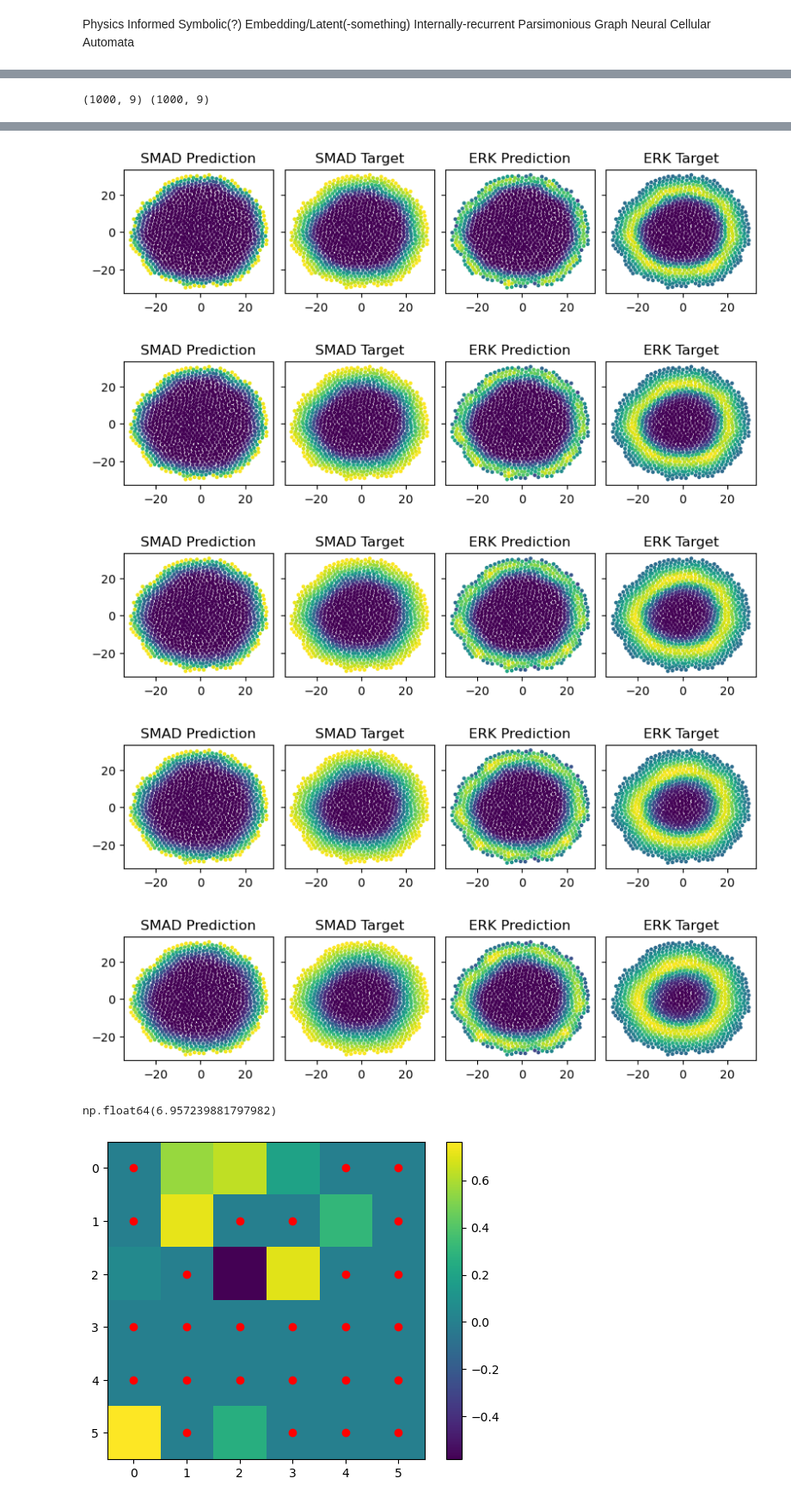
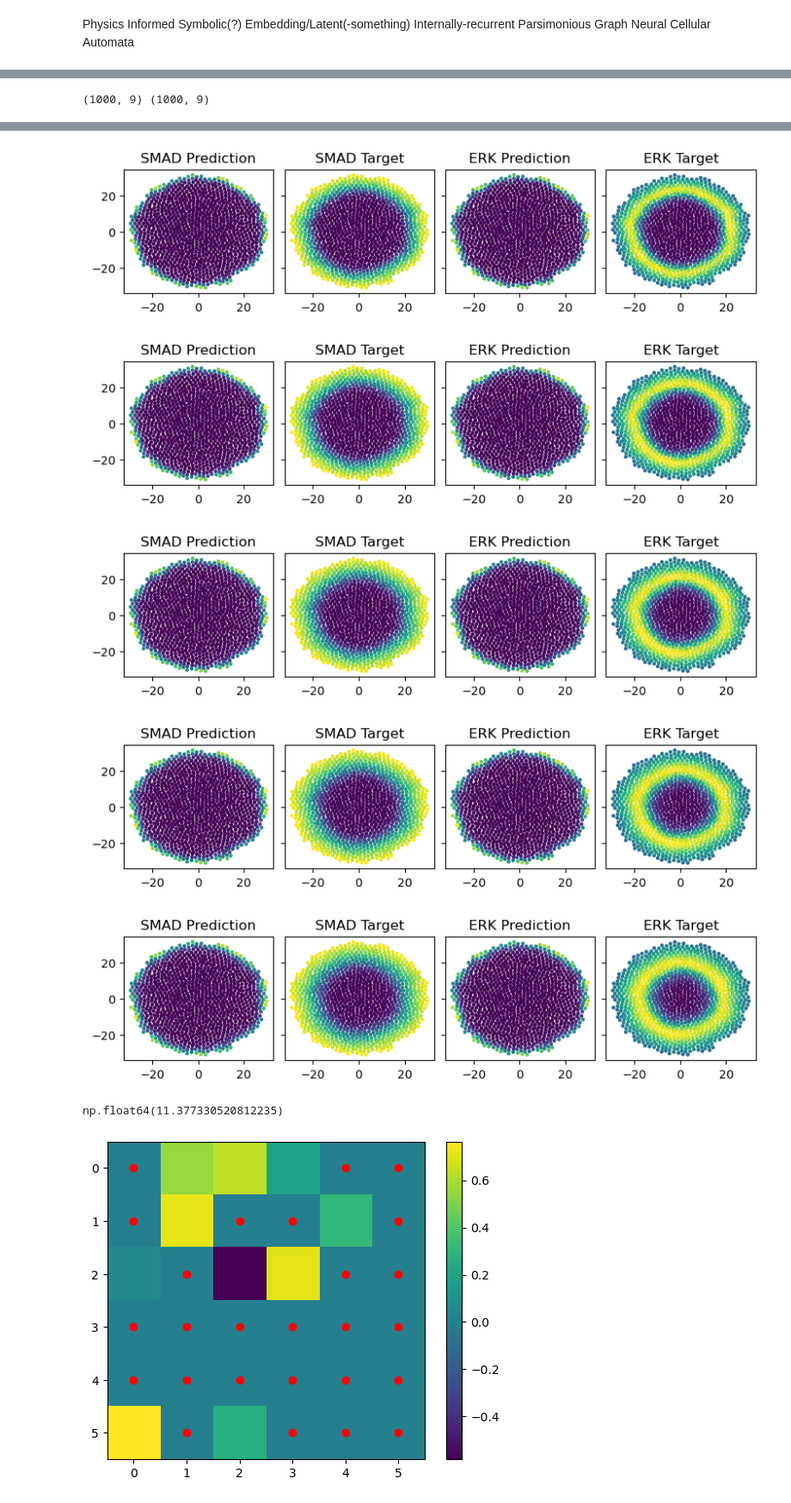
Before and after one commit to JakobSchauser/PhD, a Jupyter notebook: code/NCAs/NCA_message_passing.ipynb, the cells around one changed output, grey strips where cells are left out. Shown at 86% size. Saved outputs shown, nothing was run; the diff lists cells and outputs as text; code cells hidden in the pictures.

```diff
--- a/code/NCAs/NCA_message_passing.ipynb
+++ b/code/NCAs/NCA_message_passing.ipynb
@@ -143,0 +144,21 @@ for i in range(10):
+# %%
+stepsize = 2
+
+
+model1 = CustomGNN(3, [6], 2, aggregation="mean", biases = False)
+env1 = Environment(data, positions, lr = 0.001, weight_gain = 1e-5, stepsize = stepsize, iterative_training = False)
+env1.set_model(model1)
+env1.train(100)
+
+model2 = CustomGNN(3, [6], 2, aggregation="mean", biases = False)
+env2 = Environment(data, positions, lr = 0.001, weight_gain = 1e-5, stepsize = stepsize, iterative_training = False)
+env2.set_model(model2)
+env2.previous_model = model1
+env2.train(100)
+
+
+for i in range(20):
+    env1.previous_model = model2
+    env1.train(50)
+    env2.previous_model = model1
+    env2.train(50)
@@ -144,9 +195,9 @@ for i in range(10):
 # %%
 # load model
 stepsize = 5
-model = CustomGNN(3, [6], 2, aggregation="mean", biases = False)
-model.load_state_dict(torch.load("model606.pth"))
+# model = CustomGNN(3, [6], 2, aggregation="mean", biases = False)
+# model.load_state_dict(torch.load("model606.pth"))
 
-get_quality(model, data, positions, stepsize, show = 7)
+get_quality(model2, data, positions, stepsize, show = 7)
 # %% [output]
 (1000, 9) (1000, 9)
@@ -155,9 +206,9 @@ get_quality(model, data, positions, stepsize, show = 7)
-[figure, old version]
+[figure, new version]
-[figure, old version]
+[figure, new version]
-[figure, old version]
+[figure, new version]
-[figure, old version]
+[figure, new version]
-[figure, old version]
+[figure, new version]
-np.float64(6.957239881797982)
+np.float64(11.377330520812235)
 # %%
 prune(model, 0.01)
 # %% [output]
```
Also changed, not shown: parts of 4 cells of this notebook, 7 other files.
